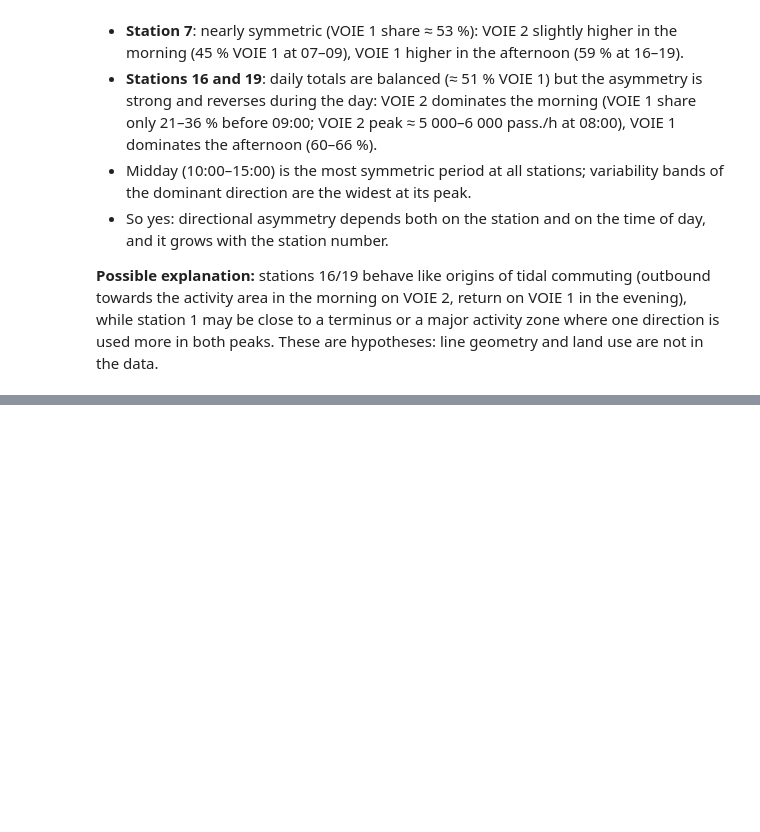
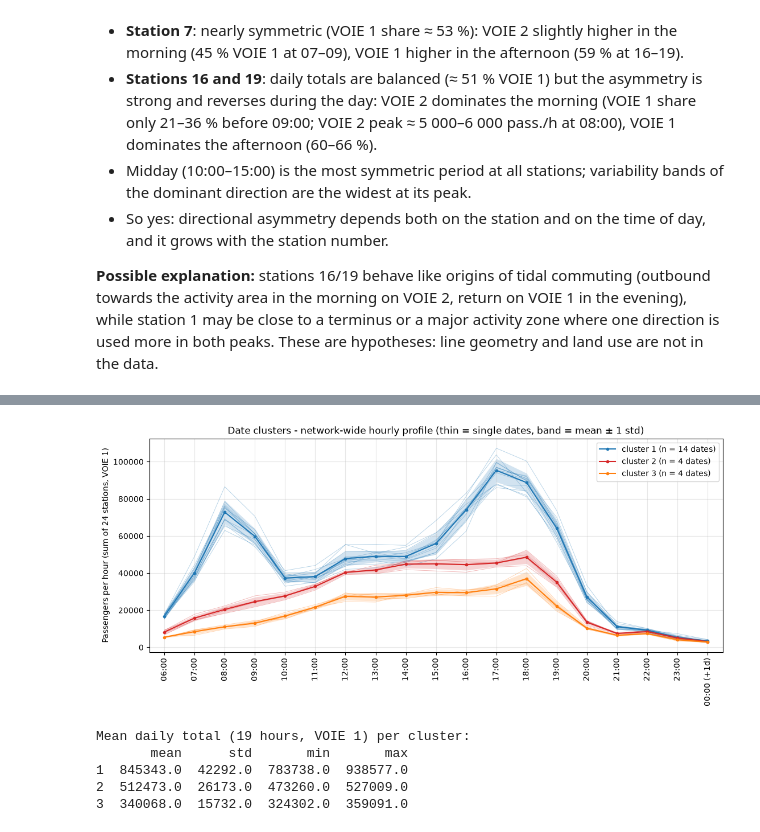
Before and after one commit to margauxfstn/Lab-1-Traffic, a Jupyter notebook: lab2/code_lab2_groupD.ipynb, the cells around one changed output, grey strips where cells are left out. Saved outputs shown, nothing was run; the diff lists cells and outputs as text; code cells hidden in the pictures; blank space fills up the shorter version.

```diff
--- a/lab2/code_lab2_groupD.ipynb
+++ b/lab2/code_lab2_groupD.ipynb
@@ -684,0 +883,30 @@ station
+# %%
+# Cluster profiles: network-wide hourly profile (sum of the 24 stations) of each date cluster
+DATE_COLORS = ["tab:blue", "tab:red", "tab:orange", "tab:green", "tab:purple"]
+net_by_date = X_dates.reshape(len(DATES_2), S, T).sum(axis=1)       # dates x hours
+
+fig, ax = plt.subplots(figsize=(11, 5), constrained_layout=True)
+xs = np.arange(T)
+for c in range(1, K_DATES + 1):
+    sel = labels_dates == c
+    for row in net_by_date[sel]:
+        ax.plot(xs, row, color=DATE_COLORS[c - 1], lw=0.6, alpha=0.35)             # each date
+    st = pd.DataFrame({"mean": net_by_date[sel].mean(axis=0),
+                       "std": net_by_date[sel].std(axis=0, ddof=1) if sel.sum() > 1 else np.nan})
+    plot_band(ax, st, f"cluster {c} (n = {sel.sum()} dates)", DATE_COLORS[c - 1])      # mean +/- 1 std
+set_hour_axis(ax, H19)
+ax.set_ylabel("Passengers per hour (sum of 24 stations, VOIE 1)")
+ax.set_title("Date clusters - network-wide hourly profile (thin = single dates, band = mean ± 1 std)")
+ax.legend()
+save_fig(fig, "2_1_cluster_profiles")
+plt.show()
+
+print("Mean daily total (19 hours, VOIE 1) per cluster:")
+print(pd.Series(net_by_date.sum(axis=1)).groupby(labels_dates).agg(["mean", "std", "min", "max"]).round(0))
+# %% [output]
+[figure, added]
+Mean daily total (19 hours, VOIE 1) per cluster:
+       mean      std       min       max
+1  845343.0  42292.0  783738.0  938577.0
+2  512473.0  26173.0  473260.0  527009.0
+3  340068.0  15732.0  324302.0  359091.0
```
Also changed, not shown: parts of 22 cells of this notebook, 8 other files.
